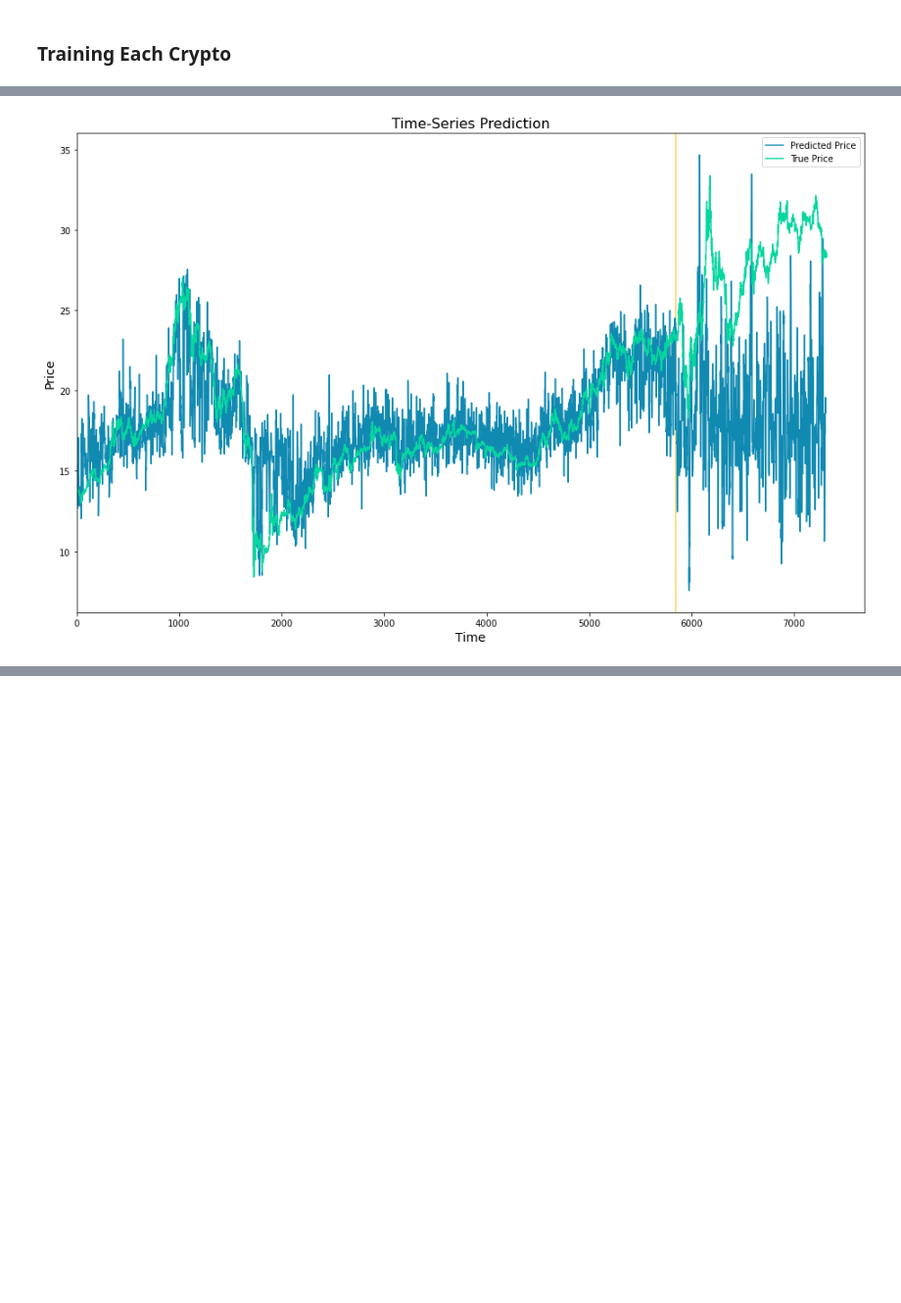
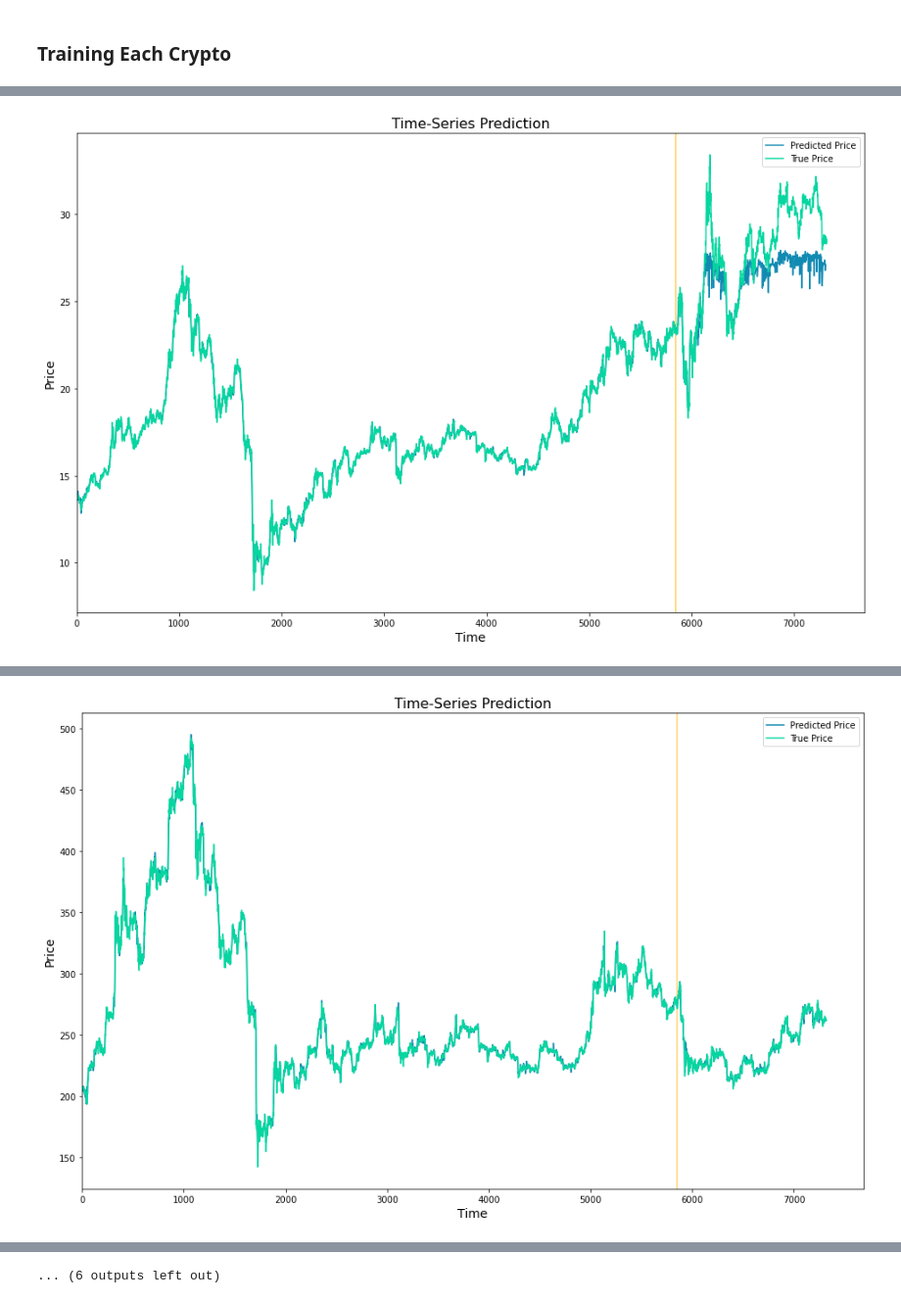
Before and after one commit to kzlecha/comparative-crypto, a Jupyter notebook: Multiple_Models.ipynb, the cells around one changed output, grey strips where cells are left out. Shown at 98% size. Saved outputs shown, nothing was run; the diff lists cells and outputs as text; code cells hidden in the pictures; blank space fills up the shorter version.

Commit message:
2d w/ price/sentiment inputs

```diff
--- a/Multiple_Models.ipynb
+++ b/Multiple_Models.ipynb
@@ -82,7 +82,7 @@ Model Parameters
 num_epochs = 1000 #1000 epochs
 learning_rate = 0.01 #0.001 lr
 
-input_size = 5 #number of features
+input_size = 6 #number of features
 hidden_size = 32 #number of features in hidden state
 num_layers = 1 #number of stacked lstm layers
 
@@ -126,7 +126,7 @@ def process_data(df):
   #df = df.iloc[1:-1]
   #df2 = df2.iloc[1:-1]
   # split into x and y
-  x = df.iloc[:, 1:-2]
+  x = df.iloc[:, :-2]
   x_raw = ss.fit_transform(x)
   #x_raw = x_pre.to_numpy()
   x_2d = []
@@ -246,7 +246,7 @@ for filename in [name for name in file_list if file_ending in name]:
 
   lstm, cutoff = train(df, lstm)
 
-  df_x_ss = ss.transform(df.iloc[:, 1:-2]) #old transformers
+  df_x_ss = ss.transform(df.iloc[:, :-2]) #old transformers
 
   df_x_2d = []
   for index in range(len(df_x_ss) - look_back):
@@ -303,2 +303,2 @@ negative correct:  0.5
-[figure, old version]
+[figure, new version]
 bitcoin-cashhourly.csv
@@ -305,0 +321 @@ Epoch: 0, loss: 0.12002
+[figure, added]
@@ -306,0 +394 @@ KeyboardInterrupt:
+... (6 outputs left out)
```
Also changed, not shown: parts of 5 cells of this notebook.
